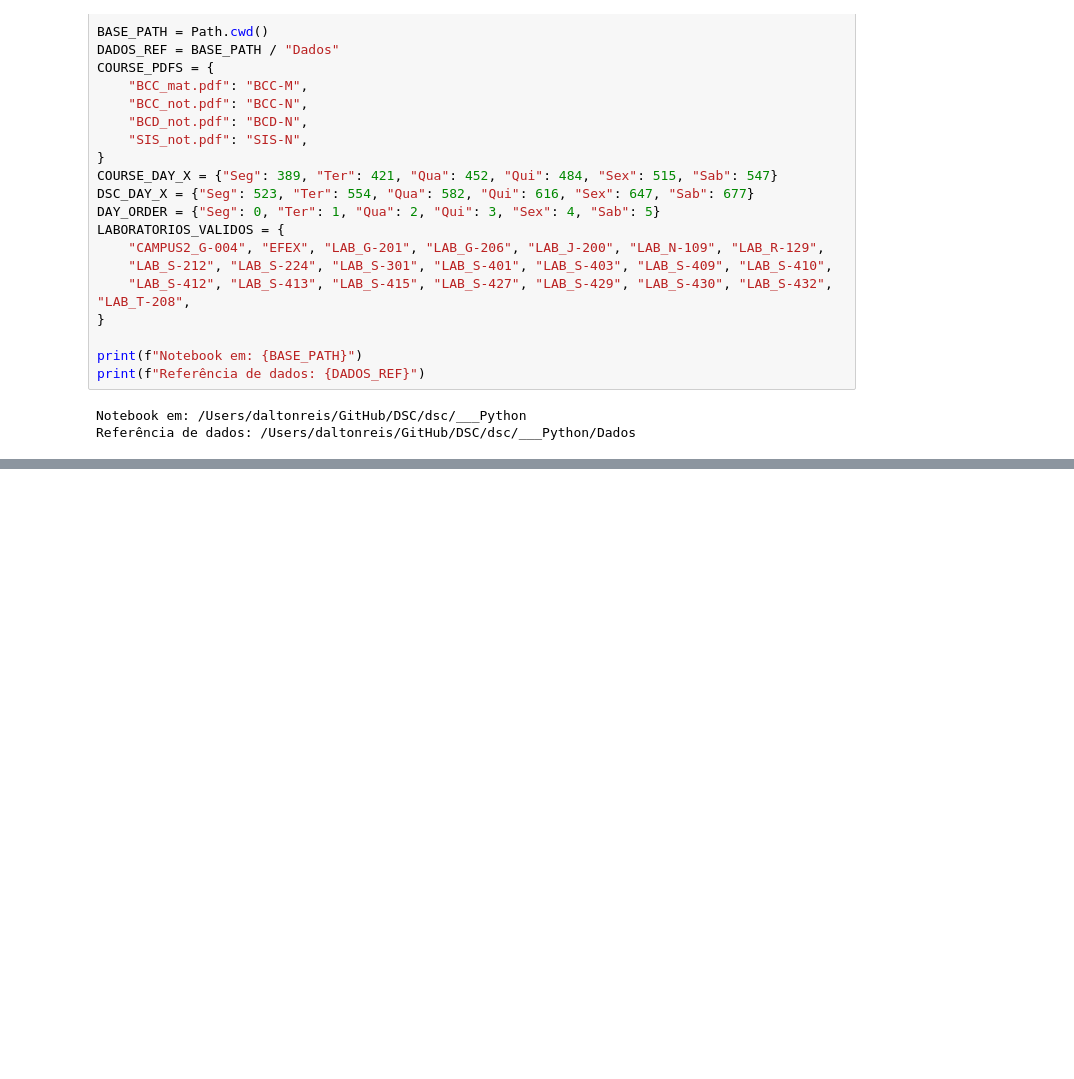
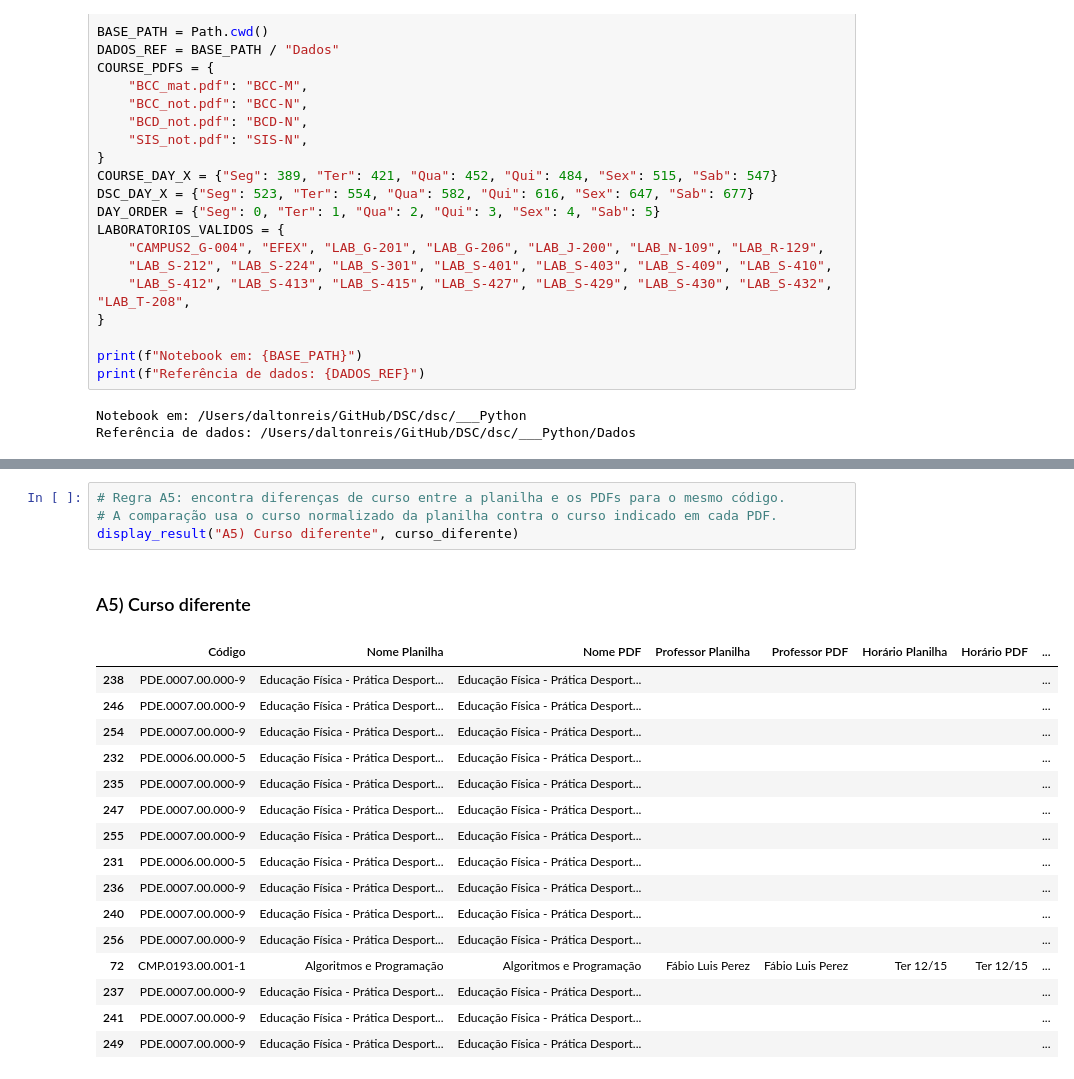
Before and after one commit to DSCFURB/dsc, a Jupyter notebook: ___Python/main.ipynb, the cells around one changed output, grey strips where cells are left out. Saved outputs shown, nothing was run; the diff lists cells and outputs as text; blank space fills up the shorter version.

```diff
--- a/___Python/main.ipynb
+++ b/___Python/main.ipynb
@@ -1451,0 +1044,22 @@ Nenhuma inconsistência encontrada.
+# %%
+# Regra A5: encontra diferenças de curso entre a planilha e os PDFs para o mesmo código.
+# A comparação usa o curso normalizado da planilha contra o curso indicado em cada PDF.
+display_result("A5) Curso diferente", curso_diferente)
+# %% [output]
+### A5) Curso diferente
+|  | Código | Nome Planilha | Nome PDF | Professor Planilha | Professor PDF | Horário Planilha | Horário PDF | ... |
+| 238 | PDE.0007.00.000-9 | Educação Física - Prática Desport... | Educação Física - Prática Desport... |  |  |  |  | ... |
+| 246 | PDE.0007.00.000-9 | Educação Física - Prática Desport... | Educação Física - Prática Desport... |  |  |  |  | ... |
+| 254 | PDE.0007.00.000-9 | Educação Física - Prática Desport... | Educação Física - Prática Desport... |  |  |  |  | ... |
+| 232 | PDE.0006.00.000-5 | Educação Física - Prática Desport... | Educação Física - Prática Desport... |  |  |  |  | ... |
+| 235 | PDE.0007.00.000-9 | Educação Física - Prática Desport... | Educação Física - Prática Desport... |  |  |  |  | ... |
+| 247 | PDE.0007.00.000-9 | Educação Física - Prática Desport... | Educação Física - Prática Desport... |  |  |  |  | ... |
+| 255 | PDE.0007.00.000-9 | Educação Física - Prática Desport... | Educação Física - Prática Desport... |  |  |  |  | ... |
+| 231 | PDE.0006.00.000-5 | Educação Física - Prática Desport... | Educação Física - Prática Desport... |  |  |  |  | ... |
+| 236 | PDE.0007.00.000-9 | Educação Física - Prática Desport... | Educação Física - Prática Desport... |  |  |  |  | ... |
+| 240 | PDE.0007.00.000-9 | Educação Física - Prática Desport... | Educação Física - Prática Desport... |  |  |  |  | ... |
+| 256 | PDE.0007.00.000-9 | Educação Física - Prática Desport... | Educação Física - Prática Desport... |  |  |  |  | ... |
+| 72 | CMP.0193.00.001-1 | Algoritmos e Programação | Algoritmos e Programação | Fábio Luis Perez | Fábio Luis Perez | Ter 12/15 | Ter 12/15 | ... |
+| 237 | PDE.0007.00.000-9 | Educação Física - Prática Desport... | Educação Física - Prática Desport... |  |  |  |  | ... |
+| 241 | PDE.0007.00.000-9 | Educação Física - Prática Desport... | Educação Física - Prática Desport... |  |  |  |  | ... |
+| 249 | PDE.0007.00.000-9 | Educação Física - Prática Desport... | Educação Física - Prática Desport... |  |  |  |  | ... |
```
Also changed, not shown: parts of 43 cells of this notebook.
